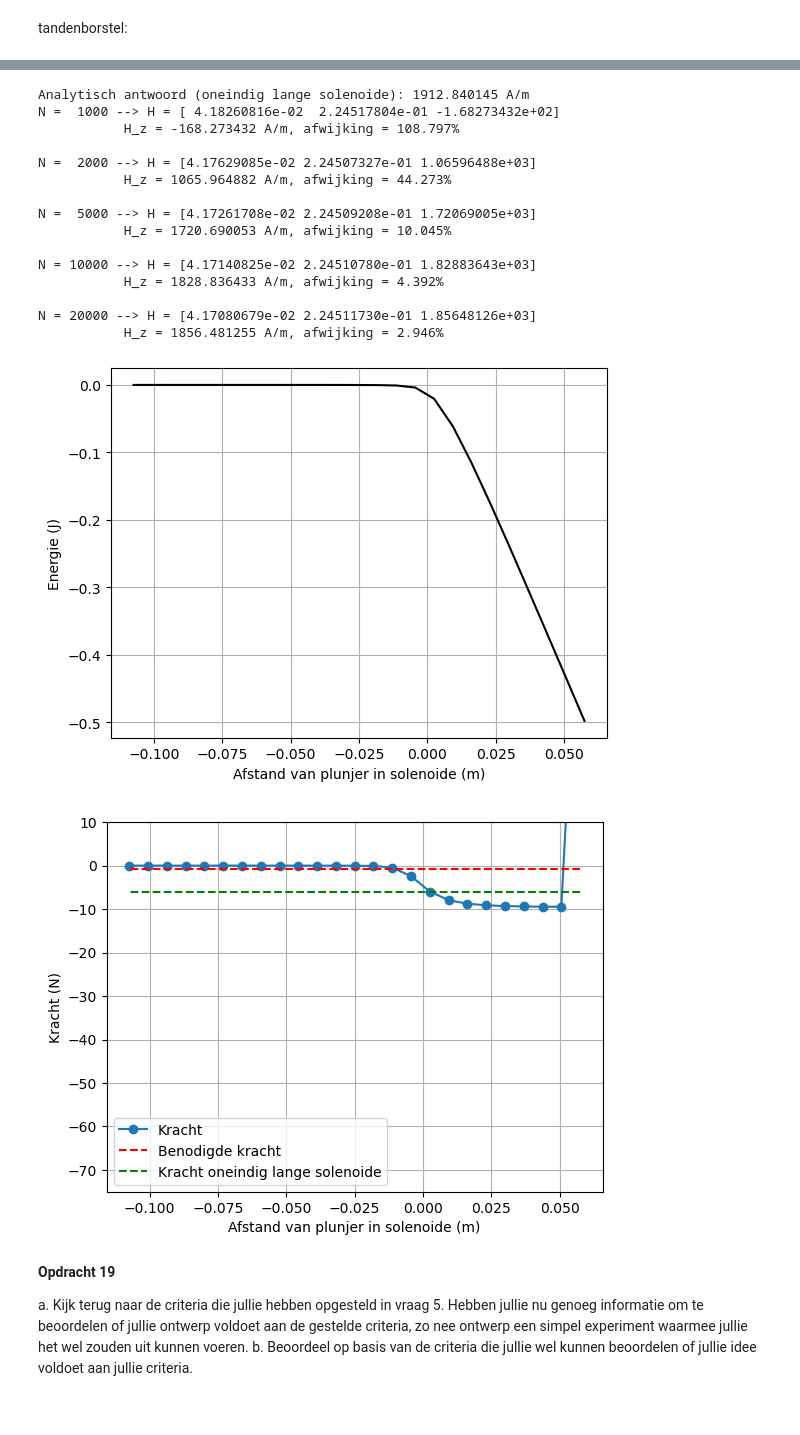
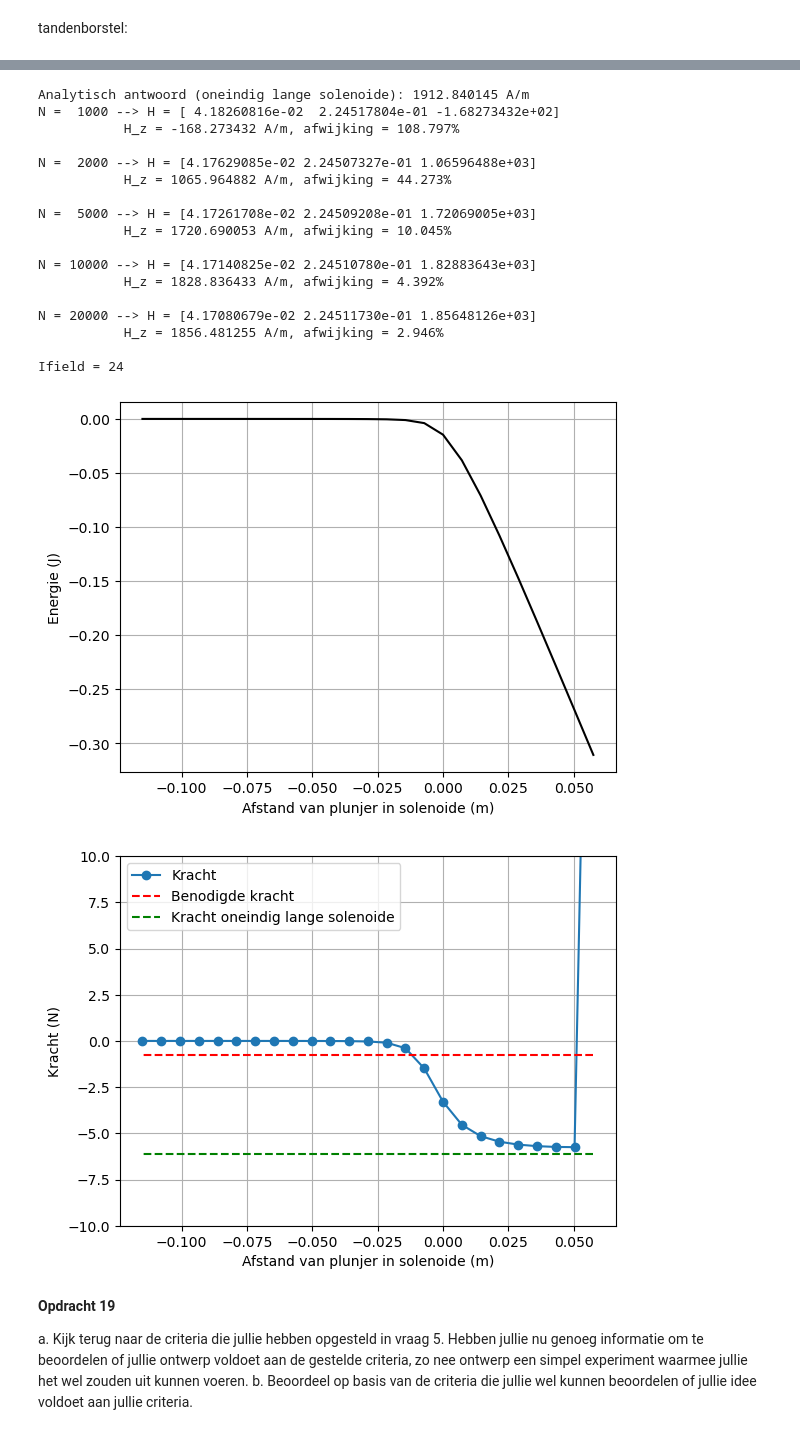
Before and after one commit to emmajuledrent/opdrachten-DEF-D, a Jupyter notebook: DigitaleOntwerpopdrachten/2KrachtactuatorOpdracht/KrachtactuatorOpdracht (1).ipynb, the cells around one changed output, grey strips where cells are left out. Cells and saved outputs as stored; diff of their text form; code cells hidden in the pictures.

```diff
--- a/DigitaleOntwerpopdrachten/2KrachtactuatorOpdracht/KrachtactuatorOpdracht (1).ipynb
+++ b/DigitaleOntwerpopdrachten/2KrachtactuatorOpdracht/KrachtactuatorOpdracht (1).ipynb
@@ -480,7 +480,7 @@ Deze opdracht kan ook gemaakt worden met het gebruik van for loops, De akauze vo
 # %%
 # Code om contributies dH op r = (0.1,0,0) te bepalen:
 stapgrootte = 1000  # Hoevaak dH wordt bepaald over dl.
-L_draad_var = 30
+L_draad_var = 0.3
 
 r_punt = np.full((stapgrootte, 3), [0.1, 0, 0])  # positie van het te bestuderen punt, maar in een array van lengte 64 omdat we 64x dH bepalen.
 z_lijn = np.linspace(-L_draad_var/2, L_draad_var/2, stapgrootte) # z-coordinaten van punten op de lijn.
@@ -866,6 +891,29 @@ for N in N_lijst:
     print(f"N = {N:5d} --> H = {Hsimulated}")
     print(f"           H_z = {Hsimulated[2]:.6f} A/m, afwijking = {fout_pct:.3f}%\n")
 
+
+z_ax = np.linspace(0, 1.5*L_sol, n_ax)
+H_ax = np.zeros(n_ax)
+
+for i_field in range(n_ax):
+    print(f"\rIfield = {i_field}", end="")
+
+    r_field = np.array([0, 0, z_ax[i_field]])
+    Hsimulated = np.array([0.0, 0.0, 0.0])
+
+    for i_source in range(N-1):
+        r_source = np.array([x[i_source], y[i_source], z[i_source]])
+
+        dl = np.array([
+            x[i_source+1] - x[i_source],
+            y[i_source+1] - y[i_source],
+            z[i_source+1] - z[i_source]
+        ])
+
+        Hsimulated += field_current_element(r_field, r_source, dl)
+
+    H_ax[i_field] = Hsimulated[2]
+
 mu_r = 5000
 mu_0 = 4 * np.pi * 1e-7
 
@@ -875,38 +923,40 @@ plt.plot(L_sol/2 - z_ax, np.flipud(Wz), '-k')
 plt.xlabel('Afstand van plunjer in solenoide (m)'), plt.ylabel('Energie (J)'), plt.grid()
 plt.show()
 
 
-force_analytical = -mu_0*mu_r*np.pi*r_sol**2*aantal_omwentelingen**2*I**2/2/L_sol**2 # Kracht uitrekenen numeriek
+force_analytical2 = -mu_0*mu_r*np.pi*r_sol**2*aantal_omwentelingen**2*I**2/2/L_sol**2 # Kracht uitrekenen numeriek
 force_numerical=np.diff(Wz, n=1, append=[0])/(z_ax[1] - z_ax[0]) # Kracht uitrekenen
 
 # Plotting the results
 plt.plot(L_sol/2 - z_ax, np.flipud(force_numerical), '-o', label='Kracht')
 plt.plot(L_sol/2 - z_ax, (-0.75)*np.ones(n_ax), '--r', label='Benodigde kracht')
-plt.plot(L_sol/2 - z_ax, force_analytical*np.ones(n_ax), '--g', label='Kracht oneindig lange solenoide')
+plt.plot(L_sol/2 - z_ax, force_analytical2*np.ones(n_ax), '--g', label='Kracht oneindig lange solenoide')
 plt.xlabel('Afstand van plunjer in solenoide (m)'), plt.ylabel('Kracht (N)'), plt.grid(), plt.legend()
-plt.ylim([-75, 10])
+plt.ylim([-10, 10])
 plt.show()
 # %% [output]
 Aantal omwentelingen = 549.94
 Spoed = 4782.10 omwentelingen per meter
 [figure]
 Analytisch antwoord (oneindig lange solenoide): 1912.840145 A/m
 N =  1000 --> H = [ 4.18260816e-02  2.24517804e-01 -1.68273432e+02]
            H_z = -168.273432 A/m, afwijking = 108.797%
 
 N =  2000 --> H = [4.17629085e-02 2.24507327e-01 1.06596488e+03]
            H_z = 1065.964882 A/m, afwijking = 44.273%
 
 N =  5000 --> H = [4.17261708e-02 2.24509208e-01 1.72069005e+03]
            H_z = 1720.690053 A/m, afwijking = 10.045%
 
 N = 10000 --> H = [4.17140825e-02 2.24510780e-01 1.82883643e+03]
            H_z = 1828.836433 A/m, afwijking = 4.392%
 
 N = 20000 --> H = [4.17080679e-02 2.24511730e-01 1.85648126e+03]
            H_z = 1856.481255 A/m, afwijking = 2.946%
+
+Ifield = 24
-[figure, old version]
+[figure, new version]
-[figure, old version]
+[figure, new version]
 # %% [markdown]
 **Opdracht 19**
 
```
Also changed, not shown: parts of 3 cells of this notebook.
